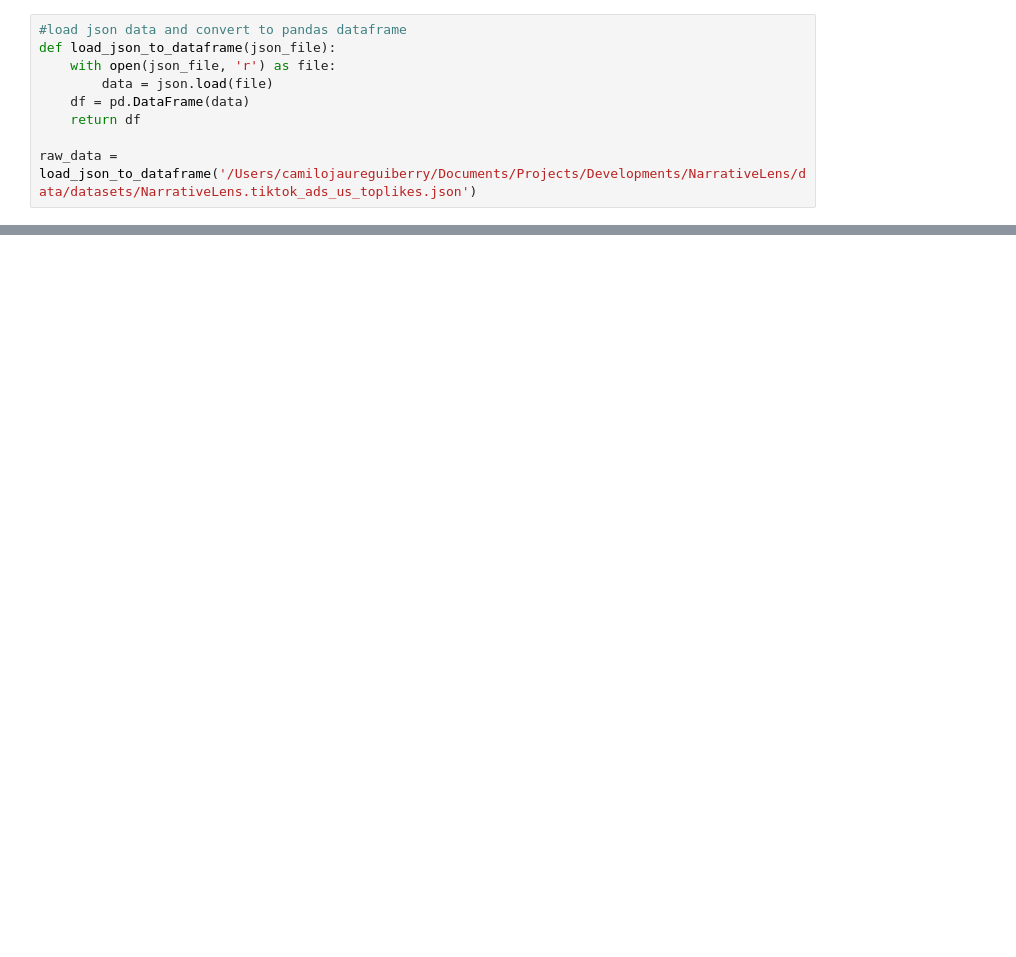
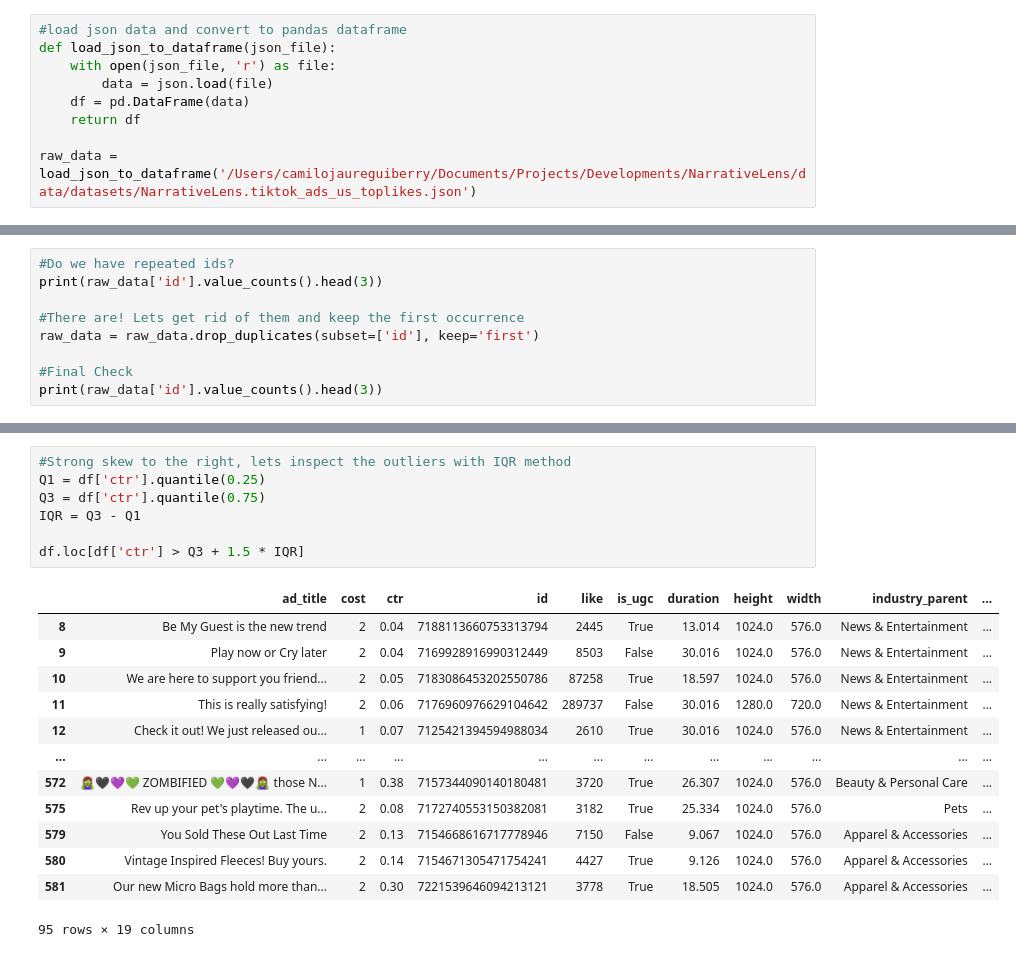
Before and after one commit to camilojaure/NarrativeLens, a Jupyter notebook: src/modeling/regression.ipynb, the cells around one changed output, grey strips where cells are left out. Saved outputs shown, nothing was run; the diff lists cells and outputs as text; blank space fills up the shorter version.

```diff
--- a/src/modeling/regression.ipynb
+++ b/src/modeling/regression.ipynb
@@ -26,0 +129,9 @@ raw_data = load_json_to_dataframe('/Users/camilojaureguiberry/Documents/Projects
+# %%
+#Do we have repeated ids?
+print(raw_data['id'].value_counts().head(3))
+
+#There are! Lets get rid of them and keep the first occurrence
+raw_data = raw_data.drop_duplicates(subset=['id'], keep='first')
+
+#Final Check
+print(raw_data['id'].value_counts().head(3))
@@ -36,0 +245,21 @@ raw_data.head()
+# %%
+#Strong skew to the right, lets inspect the outliers with IQR method
+Q1 = df['ctr'].quantile(0.25)
+Q3 = df['ctr'].quantile(0.75)
+IQR = Q3 - Q1
+
+df.loc[df['ctr'] > Q3 + 1.5 * IQR]
+# %% [output]
+|  | ad_title | cost | ctr | id | like | is_ugc | duration | height | width | industry_parent | ... |
+| 8 | Be My Guest is the new trend | 2 | 0.04 | 7188113660753313794 | 2445 | True | 13.014 | 1024.0 | 576.0 | News & Entertainment | ... |
+| 9 | Play now or Cry later | 2 | 0.04 | 7169928916990312449 | 8503 | False | 30.016 | 1024.0 | 576.0 | News & Entertainment | ... |
+| 10 | We are here to support you friend... | 2 | 0.05 | 7183086453202550786 | 87258 | True | 18.597 | 1024.0 | 576.0 | News & Entertainment | ... |
+| 11 | This is really satisfying! | 2 | 0.06 | 7176960976629104642 | 289737 | False | 30.016 | 1280.0 | 720.0 | News & Entertainment | ... |
+| 12 | Check it out! We just released ou... | 1 | 0.07 | 7125421394594988034 | 2610 | True | 30.016 | 1024.0 | 576.0 | News & Entertainment | ... |
+| ... | ... | ... | ... | ... | ... | ... | ... | ... | ... | ... | ... |
+| 572 | 🧟‍♀️🖤💜💚 ZOMBIFIED 💚💜🖤🧟‍♀️ those N... | 1 | 0.38 | 7157344090140180481 | 3720 | True | 26.307 | 1024.0 | 576.0 | Beauty & Personal Care | ... |
+| 575 | Rev up your pet's playtime. The u... | 2 | 0.08 | 7172740553150382081 | 3182 | True | 25.334 | 1024.0 | 576.0 | Pets | ... |
+| 579 | You Sold These Out Last Time | 2 | 0.13 | 7154668616717778946 | 7150 | False | 9.067 | 1024.0 | 576.0 | Apparel & Accessories | ... |
+| 580 | Vintage Inspired Fleeces! Buy yours. | 2 | 0.14 | 7154671305471754241 | 4427 | True | 9.126 | 1024.0 | 576.0 | Apparel & Accessories | ... |
+| 581 | Our new Micro Bags hold more than... | 2 | 0.30 | 7221539646094213121 | 3778 | True | 18.505 | 1024.0 | 576.0 | Apparel & Accessories | ... |
+95 rows × 19 columns
```
Also changed, not shown: parts of 36 cells of this notebook.
